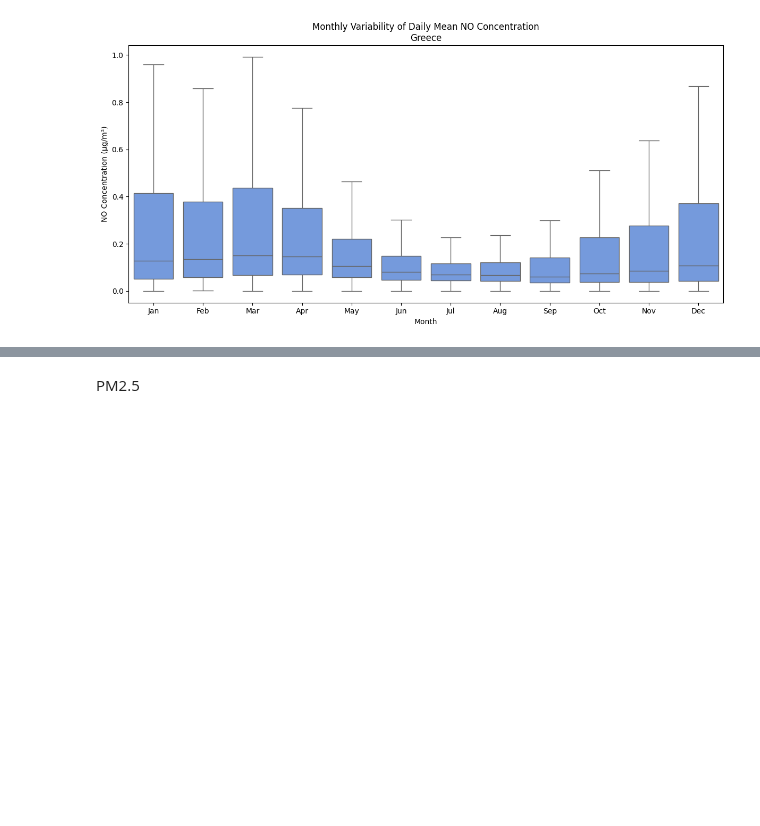
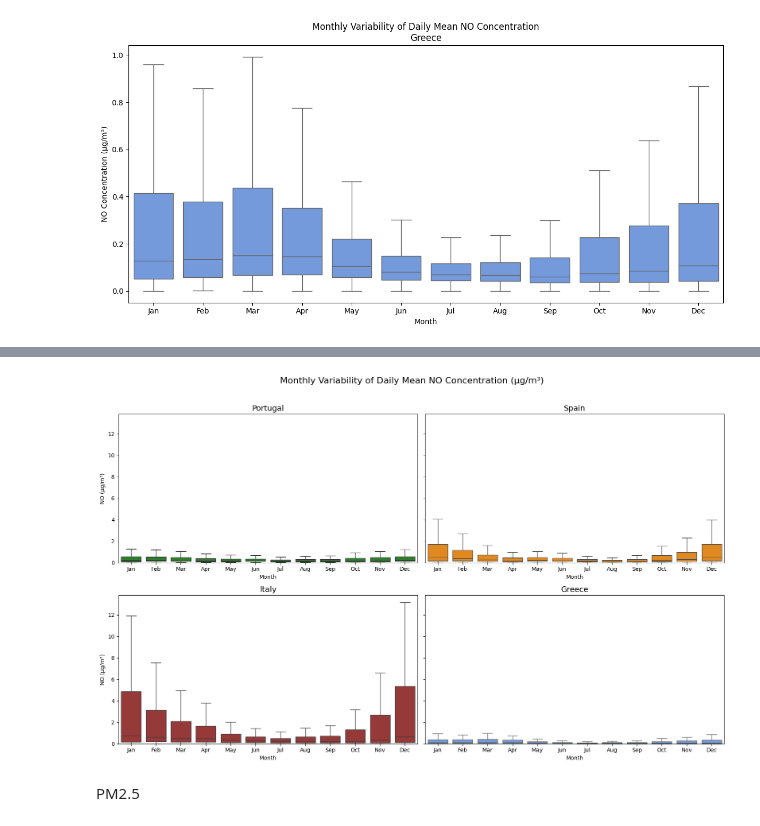
Before and after one commit to Sofs27/Thesis, a Jupyter notebook: Code/AirQuality.ipynb, the cells around one changed output, grey strips where cells are left out. Saved outputs shown, nothing was run; the diff lists cells and outputs as text; code cells hidden in the pictures; blank space fills up the shorter version.

```diff
--- a/Code/AirQuality.ipynb
+++ b/Code/AirQuality.ipynb
@@ -1426,0 +1523,88 @@ for region, mask_path in mask_files.items():
+# %%
+import xarray as xr
+import numpy as np
+import pandas as pd
+import seaborn as sns
+import matplotlib.pyplot as plt
+import os
+
+# === File paths ===
+no_file = r"E:\IPMA\CAMS\chem_multlvl\daily_no_stats.nc"
+mask_dir = r"E:\IPMA\Countries"
+
+mask_files = {
+    "Portugal": os.path.join(mask_dir, "Portugal_mask.nc"),
+    "Spain": os.path.join(mask_dir, "Spain_mask.nc"),
+    "Italy": os.path.join(mask_dir, "Italy_mask.nc"),
+    "Greece": os.path.join(mask_dir, "Greece_mask.nc"),
+}
+
+colors = {
+    "Portugal": "forestgreen",
+    "Spain": "darkorange",
+    "Italy": "brown",
+    "Greece": "cornflowerblue"
+}
+
+ds = xr.open_dataset(no_file)
+month_names = ["Jan", "Feb", "Mar", "Apr", "May", "Jun",
+               "Jul", "Aug", "Sep", "Oct", "Nov", "Dec"]
+
+# === Step 1: Compute global y-axis limit excluding outliers ===
+non_outlier_values = []
+
+for region, mask_path in mask_files.items():
+    mask = xr.open_dataset(mask_path)["mask"] == 1
+    no = ds["Mean"].where(mask)
+    no_stack = no.stack(space=("latitude", "longitude"))
+
+    for month in range(1, 13):
+        values = no_stack.sel(Month=month).values.reshape(-1)
+        values = values[~np.isnan(values)]
+        if len(values) < 10:
+            continue
+        q1 = np.percentile(values, 25)
+        q3 = np.percentile(values, 75)
+        iqr = q3 - q1
+        lower = q1 - 1.5 * iqr
+        upper = q3 + 1.5 * iqr
+        non_outliers = values[(values >= lower) & (values <= upper)]
+        non_outlier_values.extend(non_outliers)
+
+y_min = 0
+y_max = max(non_outlier_values) * 1.05  # padding
+print(f"Global y_max set to: {y_max:.2f} µg/m³ (excluding outliers)")
+
+# === Step 2: Plot all in one image ===
+fig, axes = plt.subplots(2, 2, figsize=(16, 10), sharey=True)
+axes = axes.flatten()
+
+for idx, (region, mask_path) in enumerate(mask_files.items()):
+    mask = xr.open_dataset(mask_path)["mask"] == 1
+    no = ds["Mean"].where(mask)
+    no_stack = no.stack(space=("latitude", "longitude"))
+
+    all_data = []
+    for month in range(1, 13):
+        values = no_stack.sel(Month=month).values.reshape(-1)
+        values = values[~np.isnan(values)]
+        all_data.append(pd.DataFrame({
+            "Month": [month_names[month - 1]] * len(values),
+            "Value": values
+        }))
+
+    df = pd.concat(all_data, ignore_index=True)
+    df["Month"] = pd.Categorical(df["Month"], categories=month_names, ordered=True)
+
+    sns.boxplot(ax=axes[idx], x="Month", y="Value", data=df, showfliers=False, whis=1.5,
+                color=colors[region])
+    axes[idx].set_ylim(y_min, y_max)
+    axes[idx].set_title(f"{region}", fontsize=14)
+    axes[idx].set_xlabel("Month")
+    axes[idx].set_ylabel("NO (µg/m³)")
+
+# === Final adjustments ===
+fig.suptitle("Monthly Variability of Daily Mean NO Concentration (µg/m³)", fontsize=16)
+plt.tight_layout(rect=[0, 0, 1, 0.96])
+plt.show()
+# %% [output]
@@ -1427,3 +1612,4 @@ for region, mask_path in mask_files.items():
+[figure, added]
 # %% [markdown]
 PM2.5
 # %%
```
Also changed, not shown: parts of 9 cells of this notebook.
